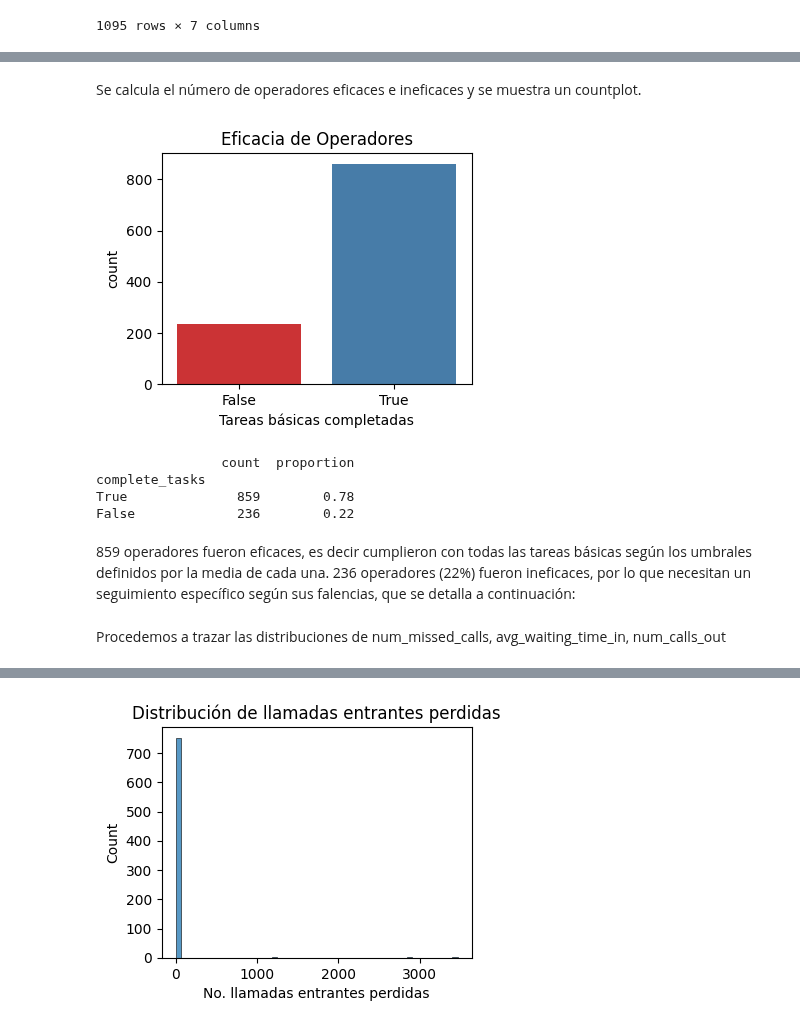
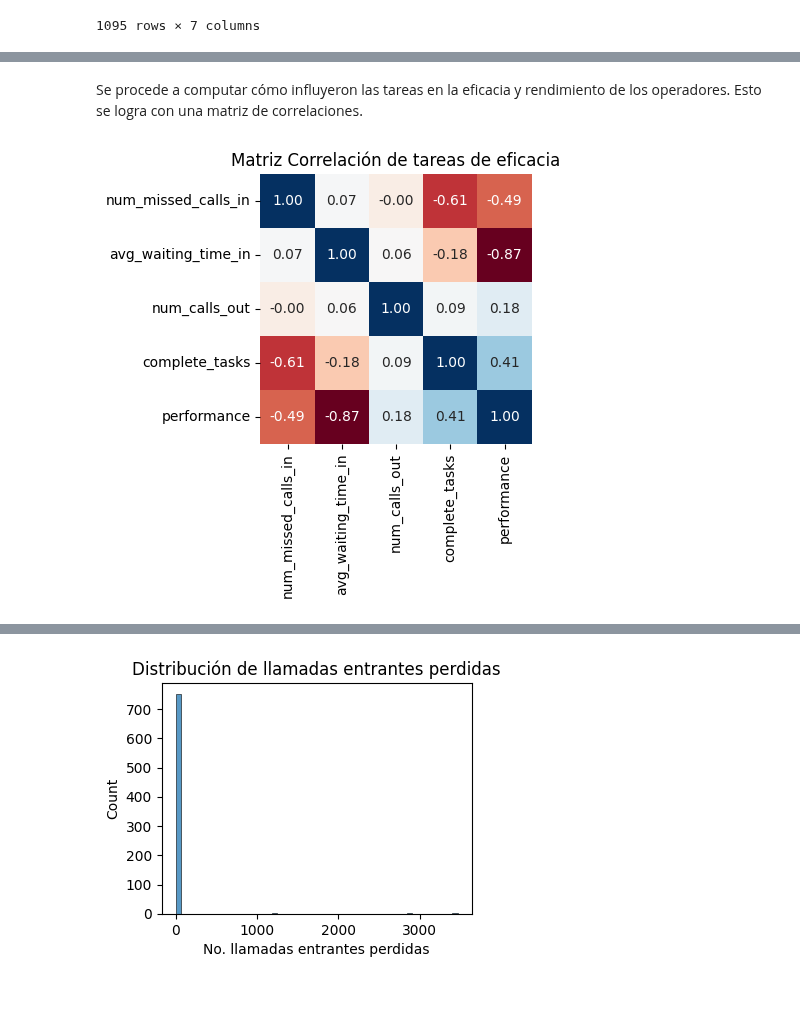
Before and after one commit to ScinDBad/DA_proyecto_final, a Jupyter notebook: proyecto_sp_14.ipynb, the cells around one changed output, grey strips where cells are left out. Saved outputs shown, nothing was run; the diff lists cells and outputs as text; code cells hidden in the pictures; blank space fills up the shorter version.

```diff
--- a/proyecto_sp_14.ipynb
+++ b/proyecto_sp_14.ipynb
@@ -788,23 +788,11 @@ report.sort_values('performance', ascending=False) # ordenar de forma descendent
-# %% [markdown]
-Se calcula el número de operadores eficaces e ineficaces y se muestra un countplot.
-# %%
-# ajustar tamaño de figura
-plt.figure(figsize=(4,3))
-sns.countplot(data=report, x='complete_tasks', hue='complete_tasks', palette='Set1', legend=False)
-plt.title('Eficacia de Operadores')
-plt.xlabel('Tareas básicas completadas')
-plt.show() # mostrar plot
-
-# cuantificar operadores
-data = report['complete_tasks']
-print(pd.concat([data.value_counts(), data.value_counts(normalize=True)], axis=1).round(2))
-# %% [output]
-[figure, removed]
-                count  proportion
-complete_tasks
-True              859        0.78
-False             236        0.22
-# %% [markdown]
-859 operadores fueron eficaces, es decir cumplieron con todas las tareas básicas según los umbrales definidos por la media de cada una. 236 operadores (22%) fueron ineficaces, por lo que necesitan un seguimiento específico según sus falencias, que se detalla a continuación:
-# %% [markdown]
-Procedemos a trazar las distribuciones de num_missed_calls, avg_waiting_time_in, num_calls_out
+# %% [markdown]
+Se procede a computar cómo influyeron las tareas en la eficacia y rendimiento de los operadores. Esto se logra con una matriz de correlaciones.
+# %%
+corr_matrix = report.iloc[:,2:].corr() # correlacionar tareas con eficacia y rendimiento
+
+plt.figure(figsize=(3.5,3.5)) # tamaño de figura
+sns.heatmap(data=corr_matrix, annot=True, cmap='RdBu', fmt=".2f", cbar=None) # generar heatmap
+plt.title('Matriz Correlación de tareas de eficacia')
+plt.show() # mostrar plot
+# %% [output]
+[figure, added]
```
Also changed, not shown: parts of 26 cells of this notebook.
